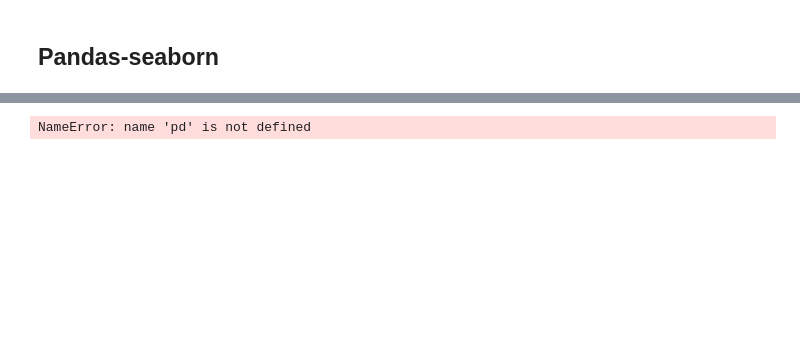
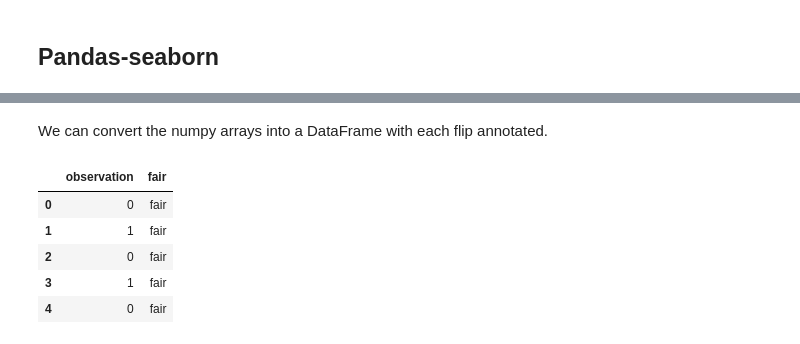
Before and after one commit to NIH-CARD/VSCode_class, a Jupyter notebook: docs/python_intro.ipynb, the cells around one changed output, grey strips where cells are left out. Drawn from its saved outputs; the diff is of its cells as text; code cells hidden in the pictures; blank space fills up the shorter version.

```diff
--- a/docs/python_intro.ipynb
+++ b/docs/python_intro.ipynb
@@ -439,5 +466,17 @@ ModuleNotFoundError: No module named 'pandas'
+# %% [markdown]
+We can convert the numpy arrays into a DataFrame with each flip annotated.
 # %%
-fair_coin_df = pd.DataFrame({'observation': fair_coin, 'fair': 'fair'*len(fair_coin)})
+fair_coin_df = pd.DataFrame(
+    {
+        'observation': fair_coin,
+        'fair': 'fair'
+        }
+    )
 fair_coin_df.head()
 # %% [output]
-NameError: name 'pd' is not defined
+|  | observation | fair |
+| 0 | 0 | fair |
+| 1 | 1 | fair |
+| 2 | 0 | fair |
+| 3 | 1 | fair |
+| 4 | 0 | fair |
```
Also changed, not shown: parts of 47 cells of this notebook, 8 other files.
